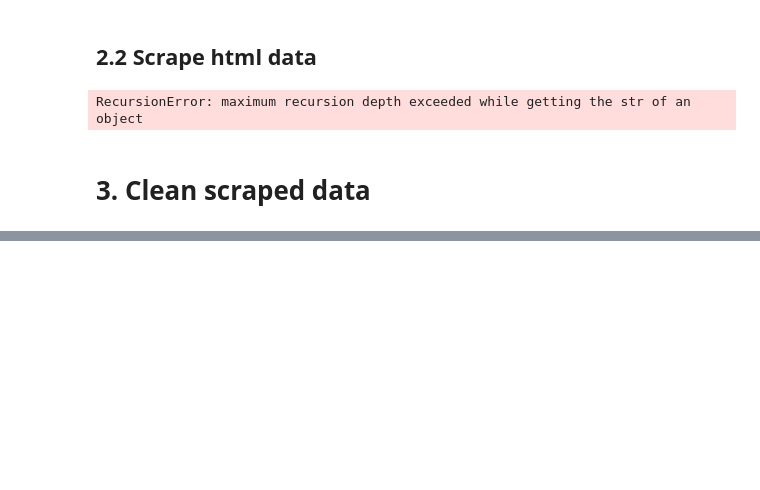
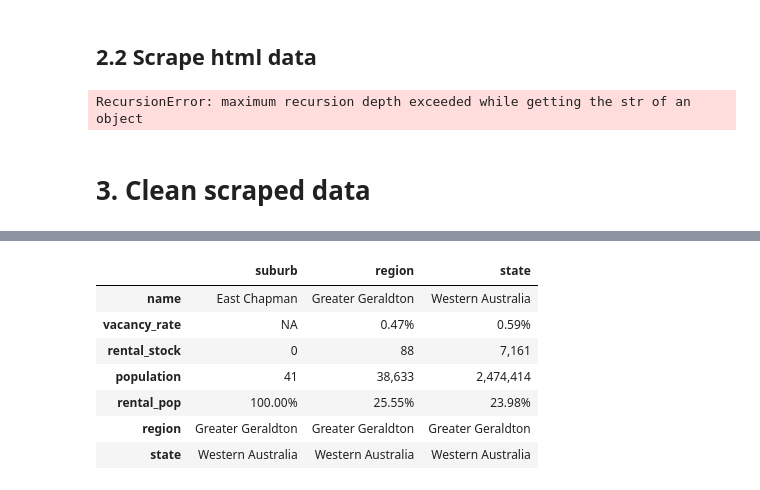
Before and after one commit to Hzye/property_market_analysis, a Jupyter notebook: scrape.ipynb, the cells around one changed output, grey strips where cells are left out. Cells and saved outputs as stored; diff of their text form; code cells hidden in the pictures; blank space fills up the shorter version.

Commit message:
started cleaning data and eda

```diff
--- a/scrape.ipynb
+++ b/scrape.ipynb
@@ -246,3 +249,6 @@ with open("other_data.pickle", "wb") as f:
 # %%
-# with open("investar_suburbs.pickle", "rb") as f:
-#     raw = pickle.load(f)
+with open("tables.pickle", "rb") as f:
+    tables = pickle.load(f)
+
+with open("other_data.pickle", "rb") as f:
+    data = pickle.load(f)
@@ -248,0 +267,18 @@ with open("other_data.pickle", "wb") as f:
+# %%
+data_ = []
+for x in data.values():
+    if len(x.columns) == 3:
+        x.loc["state"] = [x.loc["name", "state"]]*3
+        x.loc["region"] = [x.loc["name", "region"]]*3
+    data_.append(x)
+# %%
+data_[-1]
+# %% [output]
+|  | suburb | region | state |
+| name | East Chapman | Greater Geraldton | Western Australia |
+| vacancy_rate | NA | 0.47% | 0.59% |
+| rental_stock | 0 | 88 | 7,161 |
+| population | 41 | 38,633 | 2,474,414 |
+| rental_pop | 100.00% | 25.55% | 23.98% |
+| region | Greater Geraldton | Greater Geraldton | Greater Geraldton |
+| state | Western Australia | Western Australia | Western Australia |
```
Also changed, not shown: parts of 6 cells of this notebook, 4 other files.
